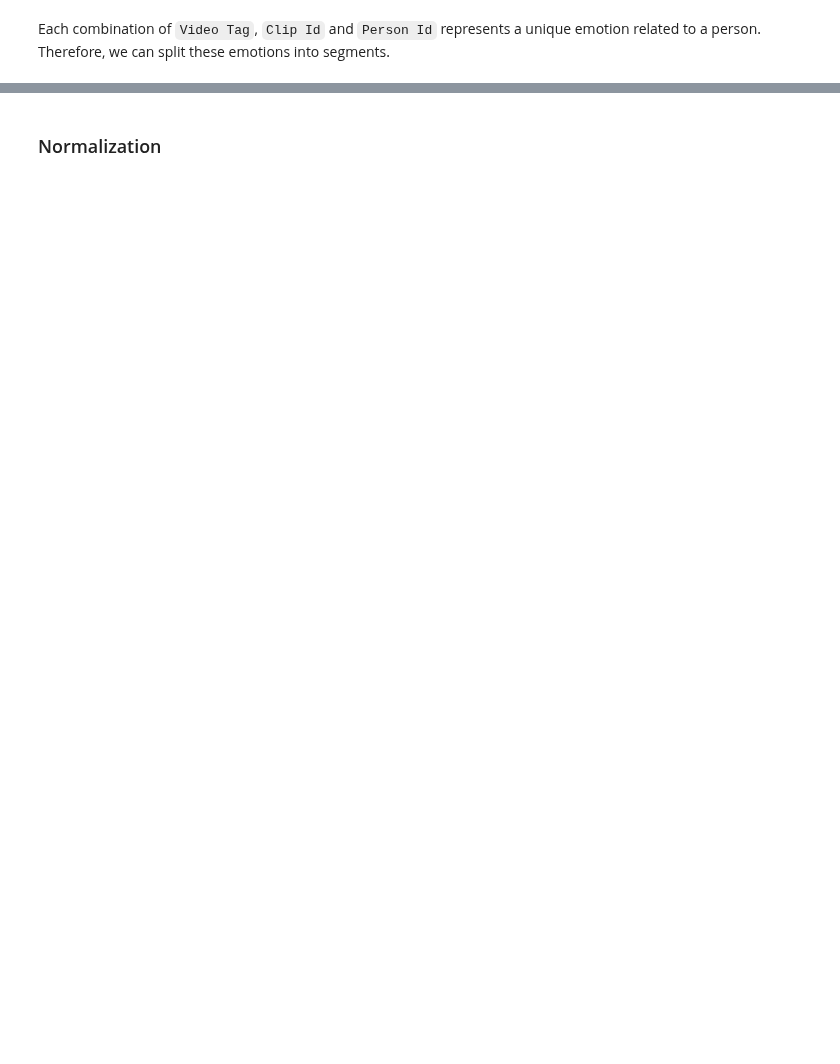
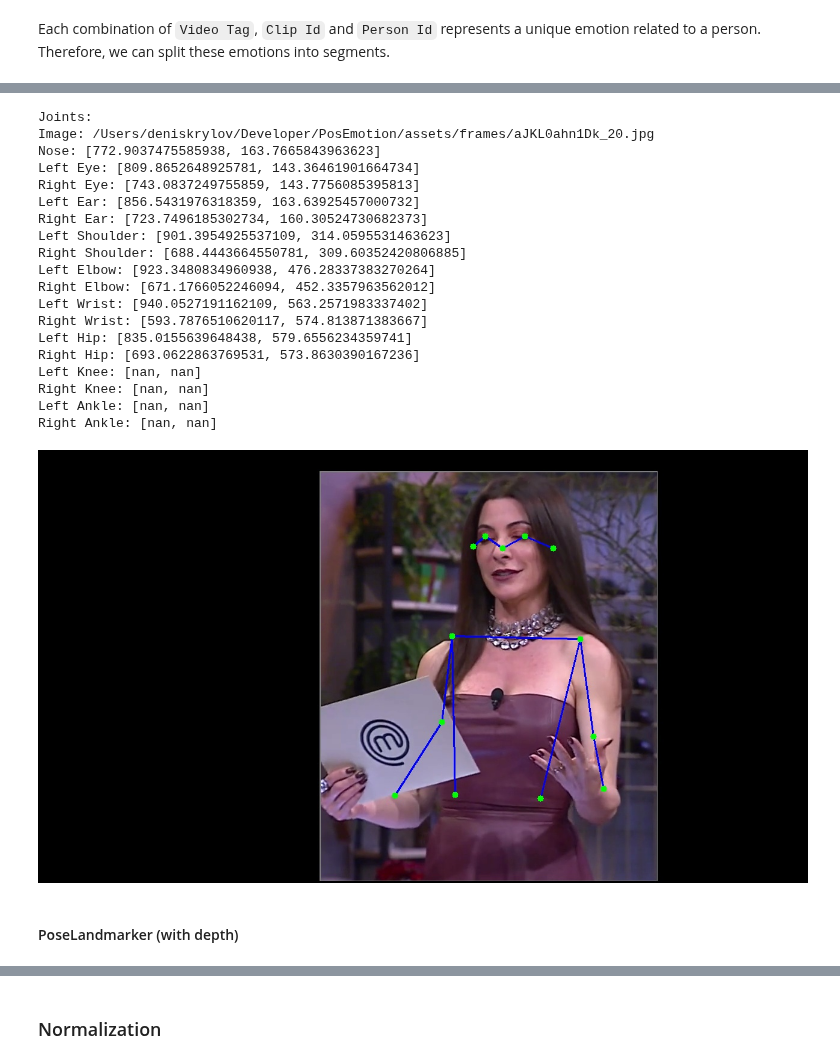
Before and after one commit to denskrlv/PosEmotion, a Jupyter notebook: posemotion.ipynb, the cells around one changed output, grey strips where cells are left out. Drawn from its saved outputs; the diff is of its cells as text; code cells hidden in the pictures; blank space fills up the shorter version.

```diff
--- a/posemotion.ipynb
+++ b/posemotion.ipynb
@@ -159,0 +110,10 @@ It can happen that there is not enough data to have accurate clustering results.
+# %%
+movenet_detector = MoveNetDetector("lightning")
+
+# Uncomment lines below to apply MoveNet detector to the frames
+# keypoints = movenet_detector.detect_multi(df, "assets/frames")
+# movenet_df = pd.concat(keypoints, axis=1, ignore_index=True).T
+# movenet_df.to_csv("assets/annotations/movenet_keypoints.csv", index=False)
+
+movenet_df = pd.read_csv("assets/annotations/movenet_keypoints.csv")
+movenet_df.head()
@@ -159,0 +128,28 @@ It can happen that there is not enough data to have accurate clustering results.
+# %%
+# Example of how a skeleton looks like
+result = movenet_detector.detect(EXAMPLE_IMAGE_PATH)
+print(result)
+dv.draw(result, inline=True)
+# %% [output]
+Joints:
+Image: /Users/deniskrylov/Developer/PosEmotion/assets/frames/aJKL0ahn1Dk_20.jpg
+Nose: [772.9037475585938, 163.7665843963623]
+Left Eye: [809.8652648925781, 143.36461901664734]
+Right Eye: [743.0837249755859, 143.7756085395813]
+Left Ear: [856.5431976318359, 163.63925457000732]
+Right Ear: [723.7496185302734, 160.30524730682373]
+Left Shoulder: [901.3954925537109, 314.0595531463623]
+Right Shoulder: [688.4443664550781, 309.60352420806885]
+Left Elbow: [923.3480834960938, 476.28337383270264]
+Right Elbow: [671.1766052246094, 452.3357963562012]
+Left Wrist: [940.0527191162109, 563.2571983337402]
+Right Wrist: [593.7876510620117, 574.813871383667]
+Left Hip: [835.0155639648438, 579.6556234359741]
+Right Hip: [693.0622863769531, 573.8630390167236]
+Left Knee: [nan, nan]
+Right Knee: [nan, nan]
+Left Ankle: [nan, nan]
+Right Ankle: [nan, nan]
+[figure, added]
+# %% [markdown]
+#### PoseLandmarker (with depth)
```
Also changed, not shown: parts of 51 cells of this notebook, 5 other files.
